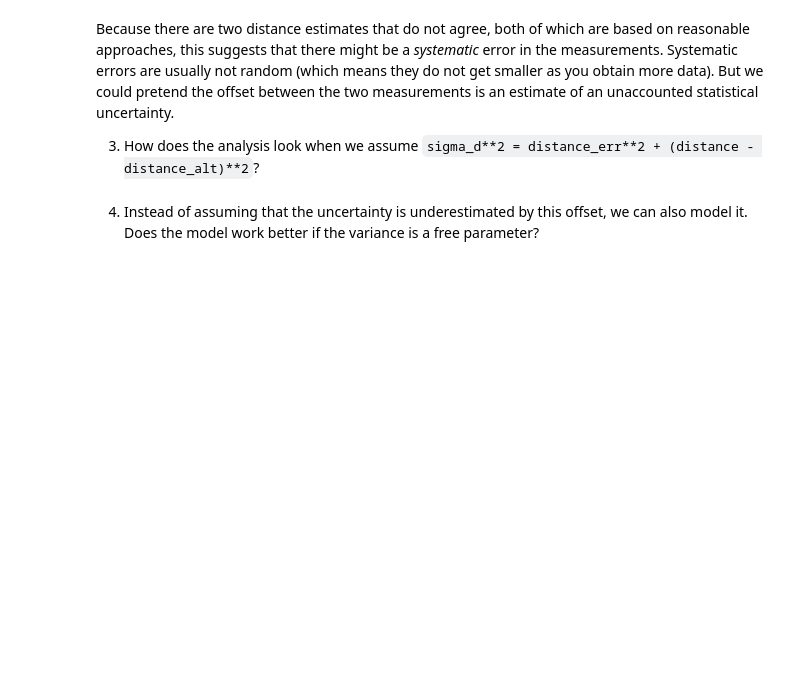
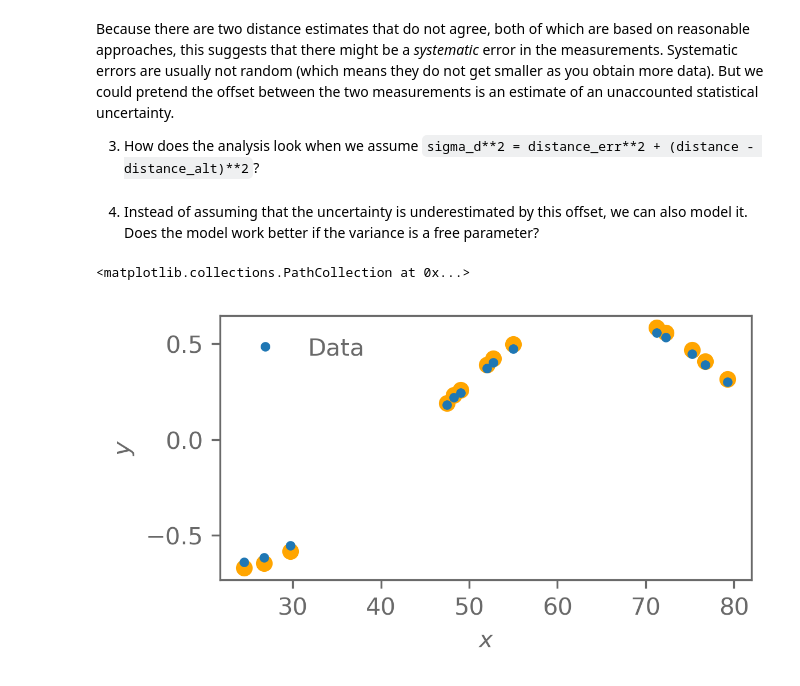
Before and after one commit to diegorad/Bayesian-Stats-HS2026, a Jupyter notebook: my_solutions/week4_intro_to_bayes_exercises.ipynb, the cells around one changed output. Drawn from its saved outputs; the diff is of its cells as text; code cells hidden in the pictures; blank space fills up the shorter version.

```diff
--- a/my_solutions/week4_intro_to_bayes_exercises.ipynb
+++ b/my_solutions/week4_intro_to_bayes_exercises.ipynb
@@ -8,9 +16,11 @@ import matplotlib.style
 import scipy
 import pickle
 import matplotlib.pyplot as plt
+import emcee
+import corner
 
-matplotlib.style.use("bayesian_stats_course_tools.light")
-matplotlib.rcParams['figure.figsize'] = [4, 2]
+# matplotlib.style.use("bayesian_stats_course_tools.light")
+# matplotlib.rcParams['figure.figsize'] = [4, 2]
 # %% [output]
 # Introduction to Bayesian statistics: exercises
 <!-- Define LaTeX macros -->
@@ -215,8 +588,8 @@ The real observations can be found in `data/jovian_moons/{moon}.dat`:
 # %%
-moon = "Io"
+moon = "Europa"
 
 t, distance, distance_alt, distance_err = np.loadtxt(
-    f"../lectures/data/jovian_moons/{moon}.dat", unpack=True)
+    f"/home/jovyan/practice/Bayesian-Stats-HS2026/lectures/data/jovian_moons/{moon}.dat", unpack=True)
 # %% [markdown]
 1. Repeat the analysis with the real data set. What do you find?
 # %% [markdown]
@@ -233,0 +615,6 @@ Because there are two distance estimates that do not agree, both of which are ba
+# %%
+_, ax = plot_linear_data_set(t, distance_alt)
+ax.scatter(t, distance, color='orange')
+# %% [output]
+<matplotlib.collections.PathCollection at 0x...>
+[figure, added]
```
Also changed, not shown: parts of 18 cells of this notebook, 1 other file.
